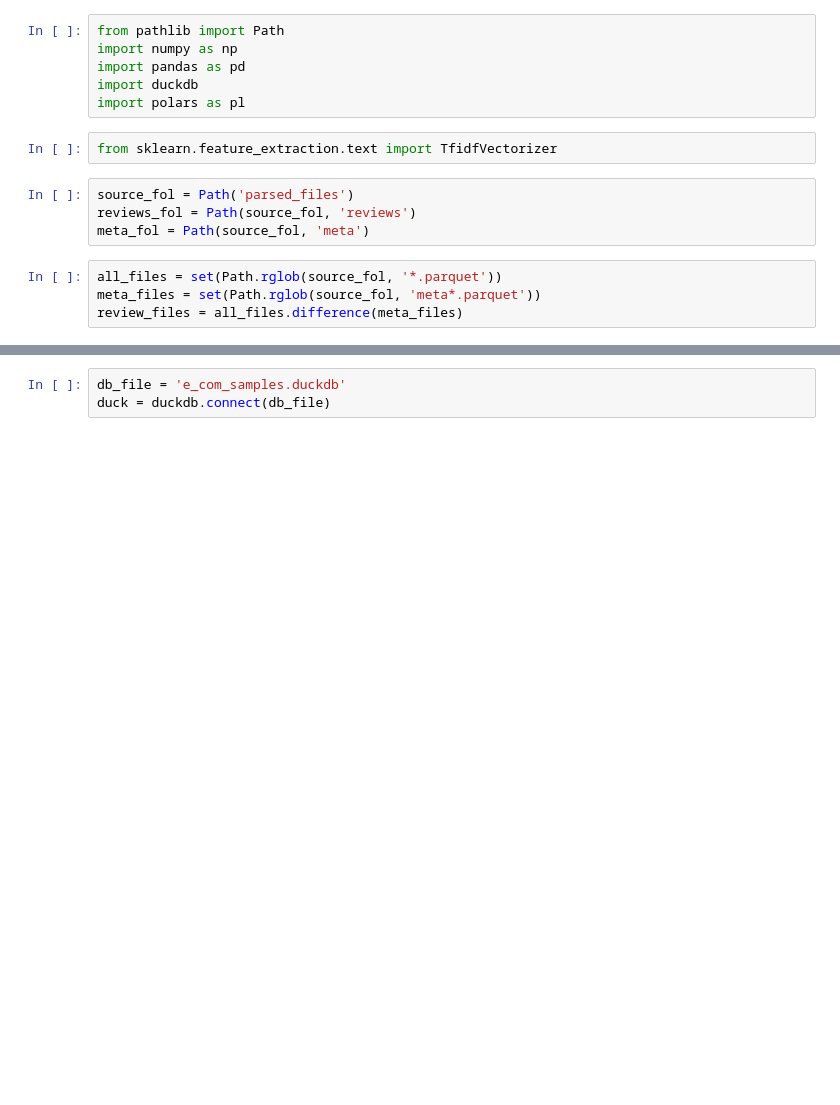
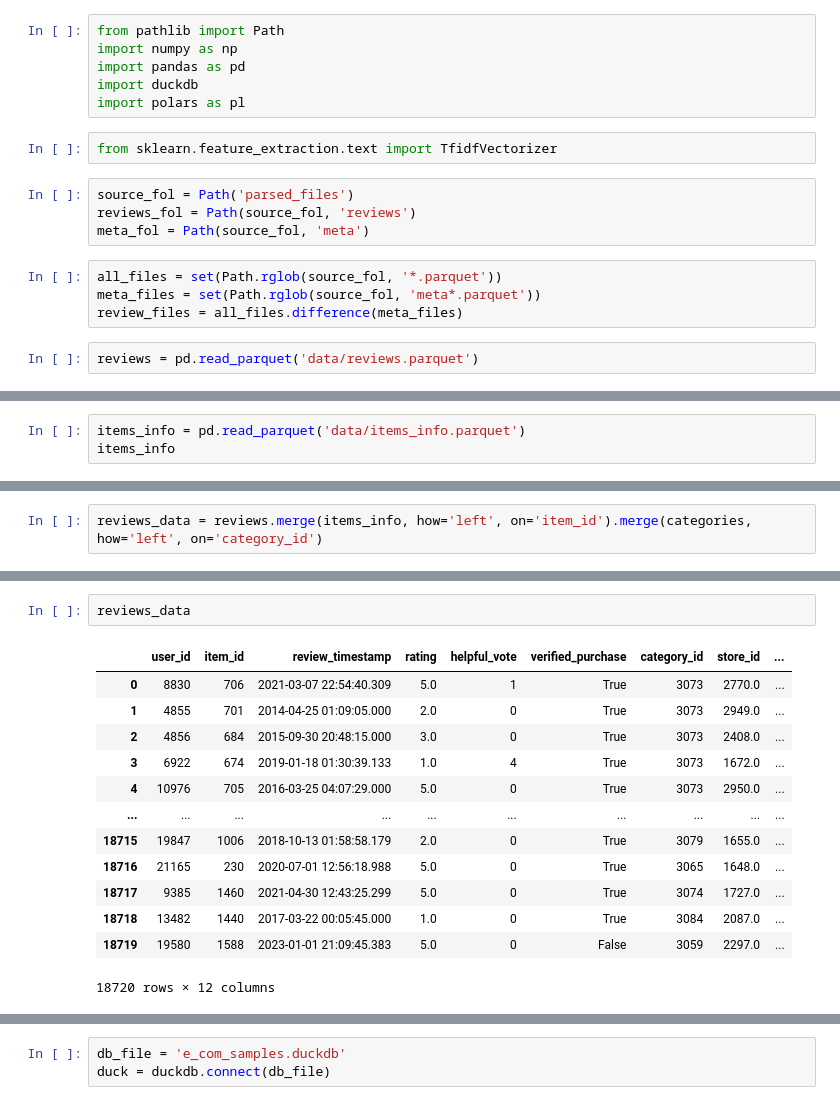
Before and after one commit to MarufIbragimov/receng, a Jupyter notebook: data_preparation copy.ipynb, the cells around one changed output, grey strips where cells are left out. Saved outputs shown, nothing was run; the diff lists cells and outputs as text; blank space fills up the shorter version.

```diff
--- a/data_preparation copy.ipynb
+++ b/data_preparation copy.ipynb
@@ -14,3 +14,5 @@ meta_fol = Path(source_fol, 'meta')
 all_files = set(Path.rglob(source_fol, '*.parquet'))
 meta_files = set(Path.rglob(source_fol, 'meta*.parquet'))
 review_files = all_files.difference(meta_files)
+# %%
+reviews = pd.read_parquet('data/reviews.parquet')
@@ -16,0 +68,3 @@ review_files = all_files.difference(meta_files)
+# %%
+items_info = pd.read_parquet('data/items_info.parquet')
+items_info
@@ -16,0 +85,2 @@ review_files = all_files.difference(meta_files)
+# %%
+reviews_data = reviews.merge(items_info, how='left', on='item_id').merge(categories, how='left', on='category_id')
@@ -16,0 +125,16 @@ review_files = all_files.difference(meta_files)
+# %%
+reviews_data
+# %% [output]
+|  | user_id | item_id | review_timestamp | rating | helpful_vote | verified_purchase | category_id | store_id | ... |
+| 0 | 8830 | 706 | 2021-03-07 22:54:40.309 | 5.0 | 1 | True | 3073 | 2770.0 | ... |
+| 1 | 4855 | 701 | 2014-04-25 01:09:05.000 | 2.0 | 0 | True | 3073 | 2949.0 | ... |
+| 2 | 4856 | 684 | 2015-09-30 20:48:15.000 | 3.0 | 0 | True | 3073 | 2408.0 | ... |
+| 3 | 6922 | 674 | 2019-01-18 01:30:39.133 | 1.0 | 4 | True | 3073 | 1672.0 | ... |
+| 4 | 10976 | 705 | 2016-03-25 04:07:29.000 | 5.0 | 0 | True | 3073 | 2950.0 | ... |
+| ... | ... | ... | ... | ... | ... | ... | ... | ... | ... |
+| 18715 | 19847 | 1006 | 2018-10-13 01:58:58.179 | 2.0 | 0 | True | 3079 | 1655.0 | ... |
+| 18716 | 21165 | 230 | 2020-07-01 12:56:18.988 | 5.0 | 0 | True | 3065 | 1648.0 | ... |
+| 18717 | 9385 | 1460 | 2021-04-30 12:43:25.299 | 5.0 | 0 | True | 3074 | 1727.0 | ... |
+| 18718 | 13482 | 1440 | 2017-03-22 00:05:45.000 | 1.0 | 0 | True | 3084 | 2087.0 | ... |
+| 18719 | 19580 | 1588 | 2023-01-01 21:09:45.383 | 5.0 | 0 | False | 3059 | 2297.0 | ... |
+18720 rows × 12 columns
```
Also changed, not shown: parts of 39 cells of this notebook, 18 other files.
